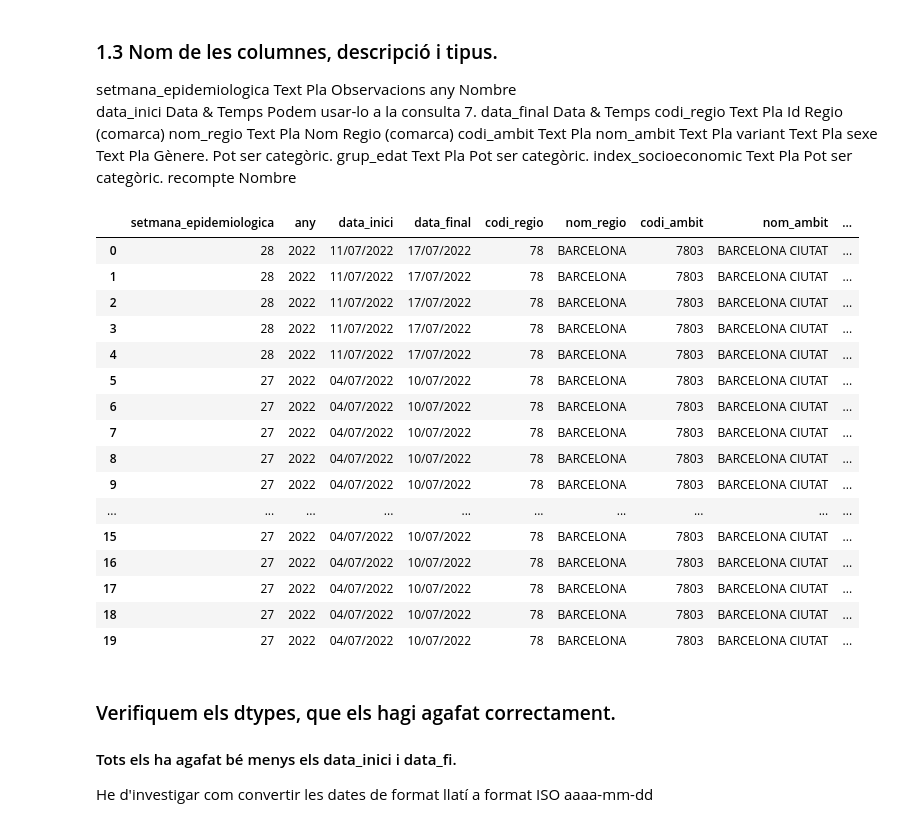
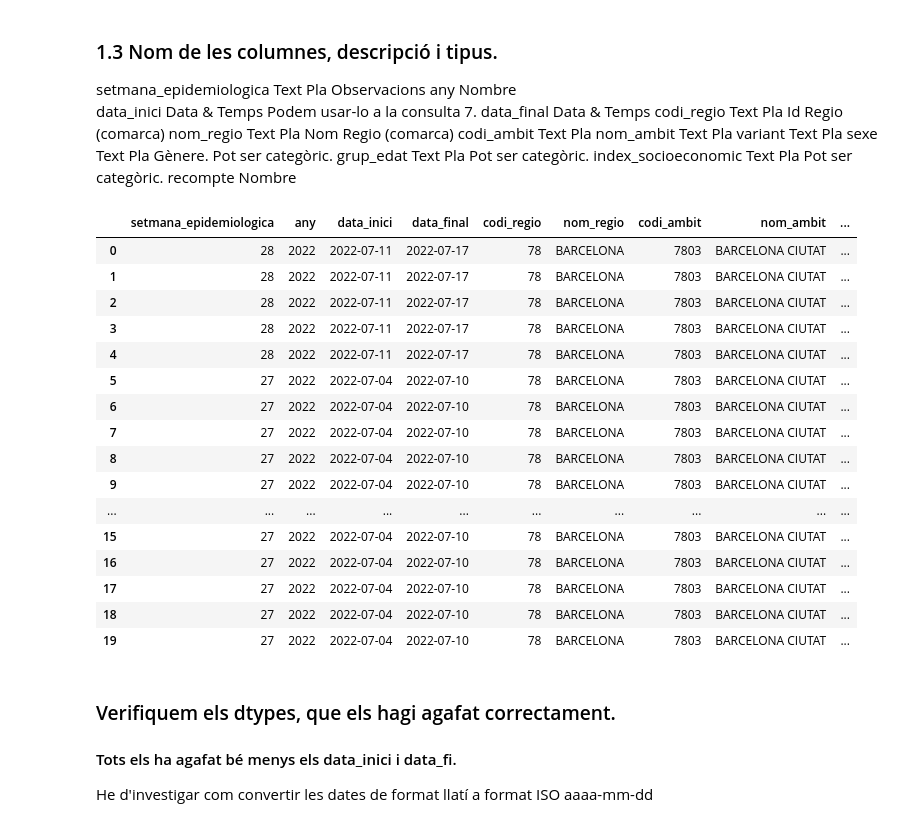
Before and after one commit to miquelamorosaldev/dawbio2-m14-bioinformatica-curs2022-2023-uf1-uf2, a Jupyter notebook: A026_PracticaExemple_Covid19Variants/exemplept1-profes.ipynb, the cells around one changed output. Cells and saved outputs as stored; diff of their text form; code cells hidden in the pictures.

```diff
--- a/A026_PracticaExemple_Covid19Variants/exemplept1-profes.ipynb
+++ b/A026_PracticaExemple_Covid19Variants/exemplept1-profes.ipynb
@@ -36,32 +36,32 @@ recompte		        Nombre
 # %%
 # Imports
 import numpy as np
 import pandas as pd
 import matplotlib.pyplot as plt
 import copy
 
 # Q1 - Llegim el CSV.
 csv_file_path = 'seqvariants2022.csv'
-df_seqvariants_covid: pd.DataFrame = pd.read_csv(csv_file_path, sep=",")
+df_seqvariants_covid: pd.DataFrame = pd.read_csv(csv_file_path, sep=",", parse_dates=['data_inici', 'data_final'], dayfirst=True)
 df_seqvariants_covid.head(20)
 # %% [output]
 |  | setmana_epidemiologica | any | data_inici | data_final | codi_regio | nom_regio | codi_ambit | nom_ambit | ... |
-| 0 | 28 | 2022 | 11/07/2022 | 17/07/2022 | 78 | BARCELONA | 7803 | BARCELONA CIUTAT | ... |
-| 1 | 28 | 2022 | 11/07/2022 | 17/07/2022 | 78 | BARCELONA | 7803 | BARCELONA CIUTAT | ... |
-| 2 | 28 | 2022 | 11/07/2022 | 17/07/2022 | 78 | BARCELONA | 7803 | BARCELONA CIUTAT | ... |
-| 3 | 28 | 2022 | 11/07/2022 | 17/07/2022 | 78 | BARCELONA | 7803 | BARCELONA CIUTAT | ... |
-| 4 | 28 | 2022 | 11/07/2022 | 17/07/2022 | 78 | BARCELONA | 7803 | BARCELONA CIUTAT | ... |
-| 5 | 27 | 2022 | 04/07/2022 | 10/07/2022 | 78 | BARCELONA | 7803 | BARCELONA CIUTAT | ... |
-| 6 | 27 | 2022 | 04/07/2022 | 10/07/2022 | 78 | BARCELONA | 7803 | BARCELONA CIUTAT | ... |
-| 7 | 27 | 2022 | 04/07/2022 | 10/07/2022 | 78 | BARCELONA | 7803 | BARCELONA CIUTAT | ... |
-| 8 | 27 | 2022 | 04/07/2022 | 10/07/2022 | 78 | BARCELONA | 7803 | BARCELONA CIUTAT | ... |
-| 9 | 27 | 2022 | 04/07/2022 | 10/07/2022 | 78 | BARCELONA | 7803 | BARCELONA CIUTAT | ... |
+| 0 | 28 | 2022 | 2022-07-11 | 2022-07-17 | 78 | BARCELONA | 7803 | BARCELONA CIUTAT | ... |
+| 1 | 28 | 2022 | 2022-07-11 | 2022-07-17 | 78 | BARCELONA | 7803 | BARCELONA CIUTAT | ... |
+| 2 | 28 | 2022 | 2022-07-11 | 2022-07-17 | 78 | BARCELONA | 7803 | BARCELONA CIUTAT | ... |
+| 3 | 28 | 2022 | 2022-07-11 | 2022-07-17 | 78 | BARCELONA | 7803 | BARCELONA CIUTAT | ... |
+| 4 | 28 | 2022 | 2022-07-11 | 2022-07-17 | 78 | BARCELONA | 7803 | BARCELONA CIUTAT | ... |
+| 5 | 27 | 2022 | 2022-07-04 | 2022-07-10 | 78 | BARCELONA | 7803 | BARCELONA CIUTAT | ... |
+| 6 | 27 | 2022 | 2022-07-04 | 2022-07-10 | 78 | BARCELONA | 7803 | BARCELONA CIUTAT | ... |
+| 7 | 27 | 2022 | 2022-07-04 | 2022-07-10 | 78 | BARCELONA | 7803 | BARCELONA CIUTAT | ... |
+| 8 | 27 | 2022 | 2022-07-04 | 2022-07-10 | 78 | BARCELONA | 7803 | BARCELONA CIUTAT | ... |
+| 9 | 27 | 2022 | 2022-07-04 | 2022-07-10 | 78 | BARCELONA | 7803 | BARCELONA CIUTAT | ... |
 | ... | ... | ... | ... | ... | ... | ... | ... | ... | ... |
-| 15 | 27 | 2022 | 04/07/2022 | 10/07/2022 | 78 | BARCELONA | 7803 | BARCELONA CIUTAT | ... |
-| 16 | 27 | 2022 | 04/07/2022 | 10/07/2022 | 78 | BARCELONA | 7803 | BARCELONA CIUTAT | ... |
-| 17 | 27 | 2022 | 04/07/2022 | 10/07/2022 | 78 | BARCELONA | 7803 | BARCELONA CIUTAT | ... |
-| 18 | 27 | 2022 | 04/07/2022 | 10/07/2022 | 78 | BARCELONA | 7803 | BARCELONA CIUTAT | ... |
-| 19 | 27 | 2022 | 04/07/2022 | 10/07/2022 | 78 | BARCELONA | 7803 | BARCELONA CIUTAT | ... |
+| 15 | 27 | 2022 | 2022-07-04 | 2022-07-10 | 78 | BARCELONA | 7803 | BARCELONA CIUTAT | ... |
+| 16 | 27 | 2022 | 2022-07-04 | 2022-07-10 | 78 | BARCELONA | 7803 | BARCELONA CIUTAT | ... |
+| 17 | 27 | 2022 | 2022-07-04 | 2022-07-10 | 78 | BARCELONA | 7803 | BARCELONA CIUTAT | ... |
+| 18 | 27 | 2022 | 2022-07-04 | 2022-07-10 | 78 | BARCELONA | 7803 | BARCELONA CIUTAT | ... |
+| 19 | 27 | 2022 | 2022-07-04 | 2022-07-10 | 78 | BARCELONA | 7803 | BARCELONA CIUTAT | ... |
 # %% [markdown]
 ### Verifiquem els dtypes, que els hagi agafat correctament.
 
```
Also changed, not shown: parts of 8 cells of this notebook.
